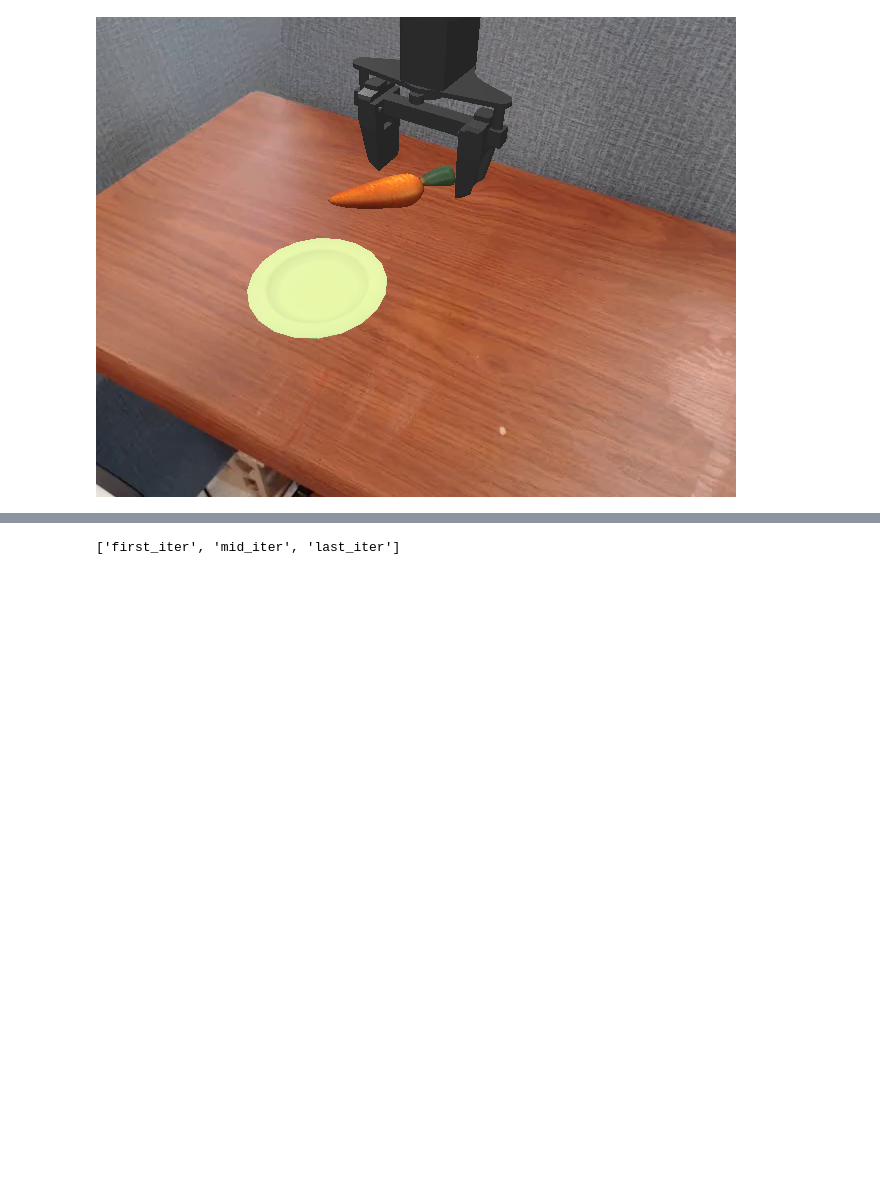
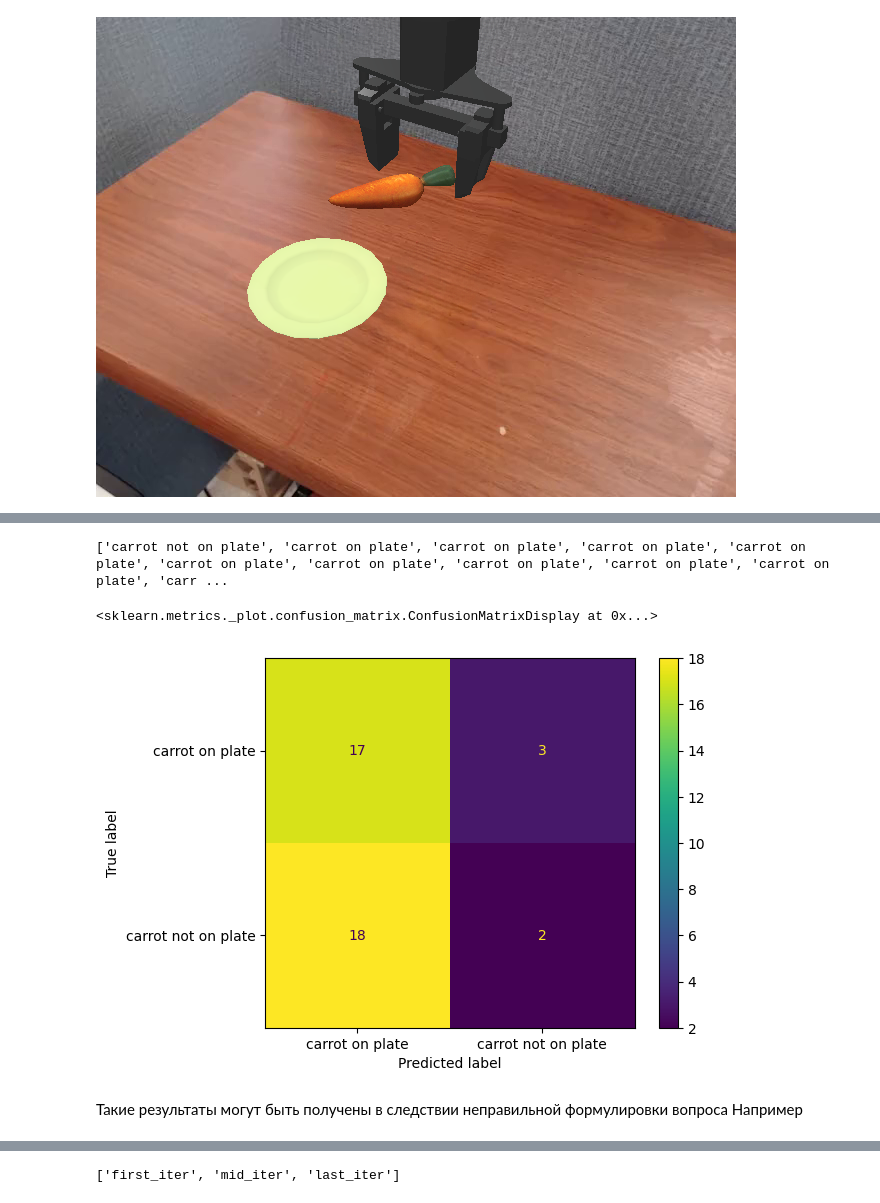
Before and after one commit to MrAnton07/VLA_MIPT, a Jupyter notebook: SmolVLA.ipynb, the cells around one changed output, grey strips where cells are left out. Drawn from its saved outputs; the diff is of its cells as text; code cells hidden in the pictures; blank space fills up the shorter version.

```diff
--- a/SmolVLA.ipynb
+++ b/SmolVLA.ipynb
@@ -304,0 +350,39 @@ def collect_answers(data):
+# %%
+import matplotlib.pyplot as plt
+
+from sklearn.metrics import confusion_matrix
+from sklearn.metrics import ConfusionMatrixDisplay
+
+carrot_on_the_plate = ["carrot on plate"]*20
+carrot_not_on_the_plate = ["carrot not on plate"]*20
+targets = carrot_on_the_plate + carrot_not_on_the_plate
+
+# print(targets)
+
+preds_on_the_plate = []
+preds_not_on_the_plate = []
+
+
+for _, item in carrot_on_plate_files.items():
+    preds_on_the_plate.append("carrot on plate" if item["last_iter_QA"]["Is the carrot on the plate?"].lower().find("yes") != -1 else "carrot not on plate")
+    preds_not_on_the_plate.append("carrot on plate" if item["first_iter_QA"]["Is the carrot on the plate?"].lower().find("yes") != -1 else "carrot not on plate")
+
+    # plt.imshow(item["last_iter"]["image"])
+    # plt.axis("off")
+    # plt.show()
+print(preds_on_the_plate, preds_not_on_the_plate)
+preds = preds_on_the_plate + preds_not_on_the_plate
+
+cm = confusion_matrix(targets, preds, labels=["carrot on plate", "carrot not on plate"])
+disp = ConfusionMatrixDisplay(confusion_matrix=cm, display_labels=["carrot on plate", "carrot not on plate"])
+
+disp.plot()
+# print(preds)
+# print(targets)
+# %% [output]
+['carrot not on plate', 'carrot on plate', 'carrot on plate', 'carrot on plate', 'carrot on plate', 'carrot on plate', 'carrot on plate', 'carrot on plate', 'carrot on plate', 'carrot on plate', 'carr ...
+<sklearn.metrics._plot.confusion_matrix.ConfusionMatrixDisplay at 0x...>
+[figure, added]
+# %% [markdown]
+Такие результаты могут быть получены в следствии неправильной формулировки вопроса
+Например
```
Also changed, not shown: parts of 11 cells of this notebook.
